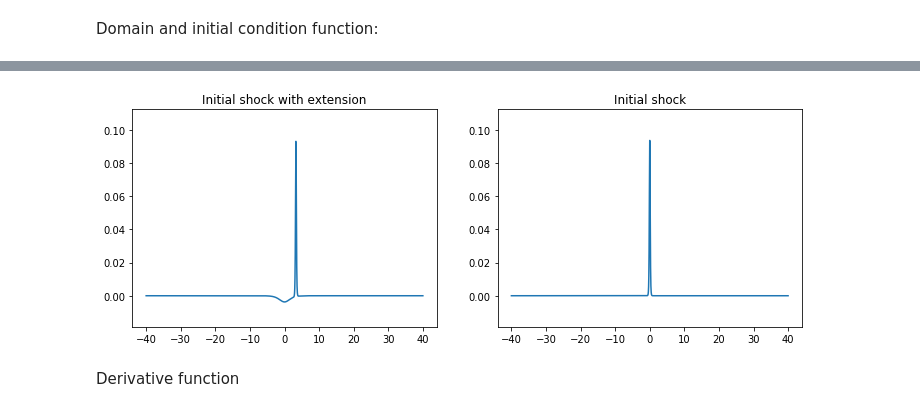
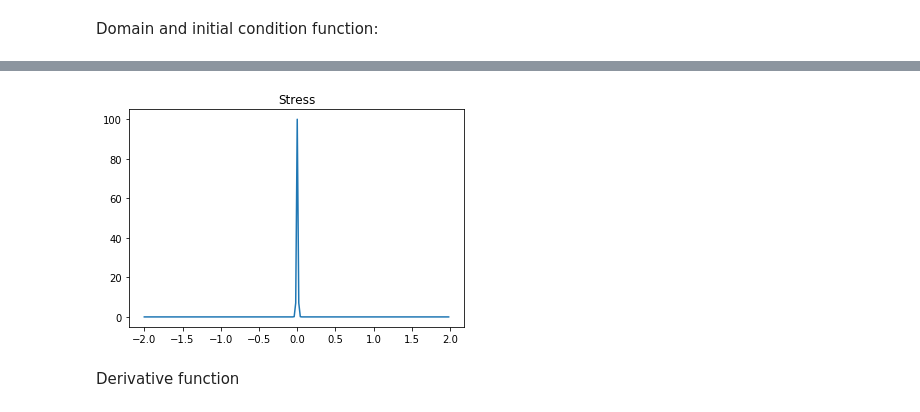
Before and after one commit to feoth/Spectral1D, a Jupyter notebook: KdV.ipynb, the cells around one changed output, grey strips where cells are left out. Saved outputs shown, nothing was run; the diff lists cells and outputs as text; code cells hidden in the pictures.

```diff
--- a/KdV.ipynb
+++ b/KdV.ipynb
@@ -17,16 +17,16 @@ from log_progress import log_progress
 Domain and initial condition function:
 # %%
 # m to mm
-coord_scale = 1e3
-# s to mus
-time_scale = 1e6
+coord_scale = 1
+# s to microsec
+time_scale = 1
 
 # domain
-t0, tf = 0, 5e-8*time_scale
-dt = (tf - t0)/100
+t0, tf = 0, 1*time_scale
+dt = 1e-4
 T = np.linspace(t0, tf, int((tf - t0)/dt + 1))
-pN = 10000
-xl, xr = -0.04*coord_scale, 0.04*coord_scale
+pN = 200
+xl, xr = -5*coord_scale, 5*coord_scale
 L = xr - xl
 X = np.linspace(xl, xr, pN, endpoint=False)
 
@@ -37,53 +37,23 @@ da = np.ones_like(X)
 da[hfreq1:hfreq2] = 0
 
 # elastic moduli, radius, linear wave velocity
-rho = 1.06; E = 3.7; nu = 0.34; l = -18.9; m = -13.3; n = -10.0 # PS
-R = 5e-3*coord_scale
-c = np.sqrt(E/rho*1e6)*coord_scale/time_scale
+c = 1*coord_scale/time_scale
+v_water = c
+v = c - v_water
+P = 100
+
+def stress_tan(x, t):
+    V = 0
+    D = 0.01*coord_scale
+    arg = ((x - V*t) - (xr + xl)/2)/D
+    return P*np.cosh(arg)**(-2)
 
 # nonlinear and dispersion coefficients
-beta = (3*E + 2*l*(1 - 2*nu)**3 + 4*m*(1 + nu)**2*(1 - 2*nu) + 6*n*nu**2)/4/E*c
-d = nu**2*R**2/4*c
+beta = -10
+d = 1
+g = 1
 
-# soliton parameters
-#A = -0.04
-#D = np.sqrt(6*d/A/beta)*coord_scale
-#V = 2*A*beta/3
-
-def iv(x, t, A, D, V):
-    arg = ((x - V*t) - (xr + xl)/2)/D
-    u = A*np.cosh(arg)**(-2)
-    return u
-
-# initial impulse parameters
-D1  = (xr - xl)/500
-As1 = 0.00003
-A1  = -1/2/D1*coord_scale*As1
-V   = 0.0
-D2  = (xr - xl)/40
-As2 = 0.5
-A2  = -1/2/D2*coord_scale*As1*As2
-
-def complex_iv(x, t):
-    return iv(x - 1.65*D2, t, A1, D1, V) - iv(x, t, A2, D2, V)
-
-def simple_iv(x, t):
-    return iv(x, t, A1, D1, V)
-
-print("Beta:                  ", beta)
-print("Length parameter (mm):  ", D1)
-print("Linear velocity:        ", 0)
-print("IV velocity:            ", V)
-print("Sound velocity (mm/\u03BCs): ", c)
-
-fig, ax = plt.subplots(1, 2, figsize=(12,4))
-plt.subplot(121)
-plt.title('Initial shock with extension')
-plt.ylim(-0.2*np.abs(A1), 1.2*np.abs(A1))
-plt.plot(X, -complex_iv(X, 0))
-plt.subplot(122)
-plt.title('Initial shock')
-plt.ylim(-0.2*np.abs(A1), 1.2*np.abs(A1))
-plt.plot(X, -simple_iv(X, 0))
+plt.title("Stress")
+plt.plot(X, stress_tan(X, 0), )
 plt.show()
 # %% [output]
@@ -95,4 +60,4 @@ Sound velocity (mm/μs):  1.8683056596113627
-[figure, old version]
+[figure, new version]
 # %% [markdown]
 Derivative function
 # %%
```
Also changed, not shown: parts of 5 cells of this notebook, 9 other files.
